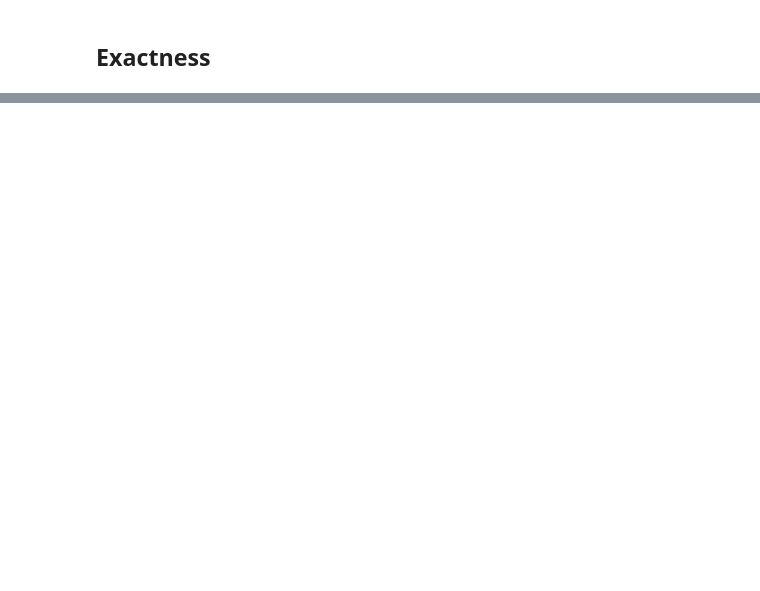
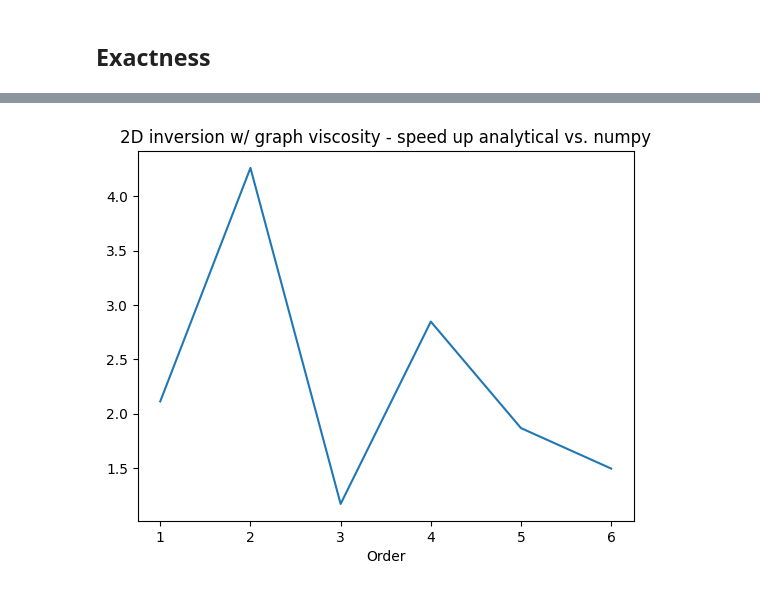
Before and after one commit to rueljean/fast_DGSEM_block_inversion, a Jupyter notebook: test_fast_dgsem.ipynb, the cells around one changed output, grey strips where cells are left out. Saved outputs shown, nothing was run; the diff lists cells and outputs as text; code cells hidden in the pictures; blank space fills up the shorter version.

```diff
--- a/test_fast_dgsem.ipynb
+++ b/test_fast_dgsem.ipynb
@@ -128,0 +130,6 @@ f_dgsem.L2d_inversion_viscosity_analytical(D, M, lambda_x, lambda_y, psi, R2d, i
+# %%
+ax = perf.plot(use_index=True, y="L2d_inv_vis_speed_up", legend=False)
+_ = ax.set_title("2D inversion w/ graph viscosity - speed up analytical vs. numpy")
+_ = ax.set_xlabel("Order")
+# %% [output]
+[figure, added]
```
Also changed, not shown: parts of 25 cells of this notebook.
